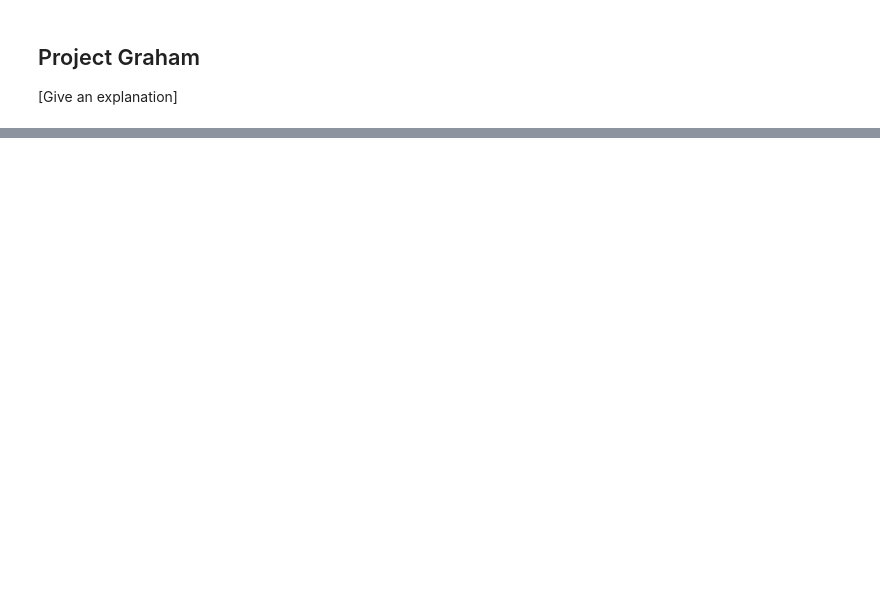
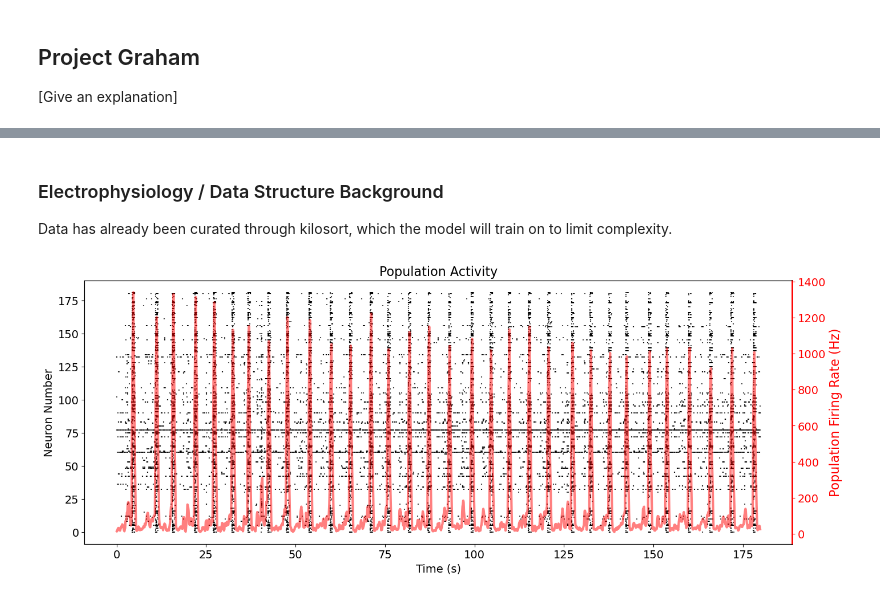
Before and after one commit to nomuwill/graham, a Jupyter notebook: grahm.ipynb, the cells around one changed output, grey strips where cells are left out. Saved outputs shown, nothing was run; the diff lists cells and outputs as text; code cells hidden in the pictures; blank space fills up the shorter version.

```diff
--- a/grahm.ipynb
+++ b/grahm.ipynb
@@ -84,0 +16,79 @@ axs1.yaxis.set_tick_params(labelsize=14)
+# %% [markdown]
+### Electrophysiology / Data Structure Background
+
+Data has already been curated through kilosort, which the model will train on to limit complexity.
+# %%
+'''
+Load in the curated EPhys Data as npz object
+  Data Structure:
+    train:
+        Format: {neuron, [associated spike times]}
+        Explanation: For each neuron, there is an associated list of spike times
+    neuron_data:
+        Format: {neuron, [associated data]}
+        Explanation: For each neuron, list of associated data (spatial coordinates, etc.)
+    redundant_pairs: literally that
+        Format: {neuron, [associated redundant pairs]}
+        Explanation: For each neuron, list of associated redundant
+    fs: sampling rate
+        Format: int
+        Explanation: Sampling rate of the data
+'''
+fname = "data.npz"
+data = np.load(fname, allow_pickle=True)
+
+# # Uncomment to see formatting
+# print(data.files)
+# print(f"trains's type is: {type(data['train'])}")
+# print(f"neuron_data's type is: {type(data['neuron_data'])}")
+# print(f"redundant_pairs's type is: {type(data['redundant_pairs'])}")
+# print(f"fs's type is: {type(data['fs'])}")
+
+# .item() to extract the dictionary from the npz object
+neuron_data = data["neuron_data"].item()  # additional information (positional)
+sample_freq = data['fs']                  # fs = frequency sample
+spike_train = data['train'].item()        # train = spike times
+
+normalized_train = [times/sample_freq for neuron_ID, times in spike_train.items()]
+# We now have a list of neurons, each with associated spike times
+
+def get_population_fr(trains: list, bin_size=0.1, w=5):
+    ''' Bin population frequencies by time '''
+    trains = np.hstack(trains)
+    rec_length = np.max(trains)
+    bin_num = int(rec_length// bin_size) + 1
+    bins = np.linspace(0, rec_length, bin_num)
+    fr = np.histogram(trains, bins)[0] / bin_size
+    fr_avg = np.convolve(fr, np.ones(w), 'same') / w
+    return bins[1:], fr_avg
+
+# Plot Setup
+fig, axs = plt.subplots(1, 1, figsize=(16, 6))
+axs1 = axs.twinx()
+
+# Plot population
+bins, fr_avg = get_population_fr(trains=normalized_train)
+axs1.plot(bins, fr_avg, color='r', linewidth=3, alpha=0.5)
+
+# Plot individual neurons
+y = 0
+for train in normalized_train:
+    axs.scatter(train, [y]*len(train), marker="|", c='k', s=4, alpha=0.7)
+    y += 1
+
+# Individual neuron plot
+axs.set_title("Population Activity", fontsize=16)
+axs.set_xlabel("Time (s)", fontsize=14)
+axs.set_ylabel("Neuron Number", fontsize=14)
+axs.xaxis.set_tick_params(labelsize=14)
+axs.yaxis.set_tick_params(labelsize=14)
+
+# Population plot
+axs1.set_ylabel("Population Firing Rate (Hz)", fontsize=16, color='r')
+axs1.set_xlabel("Time (s)", fontsize=14)
+axs1.spines['right'].set_color('r')
+axs1.spines['right'].set_linewidth(2)
+axs1.tick_params(axis='y', colors='r')
+axs1.yaxis.set_tick_params(labelsize=14)
+# %% [output]
+[figure, added]
```
Also changed, not shown: parts of 13 cells of this notebook.
